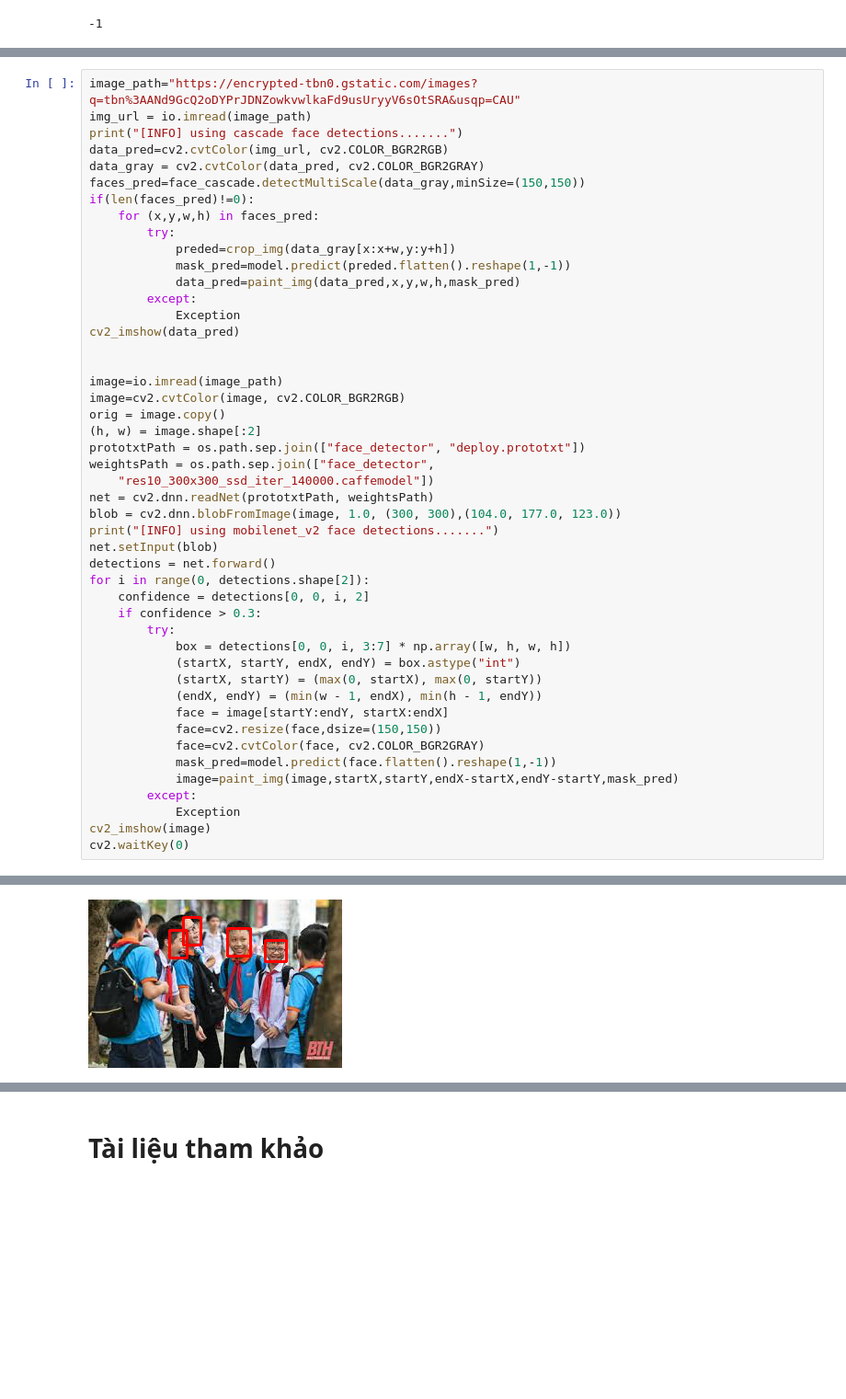
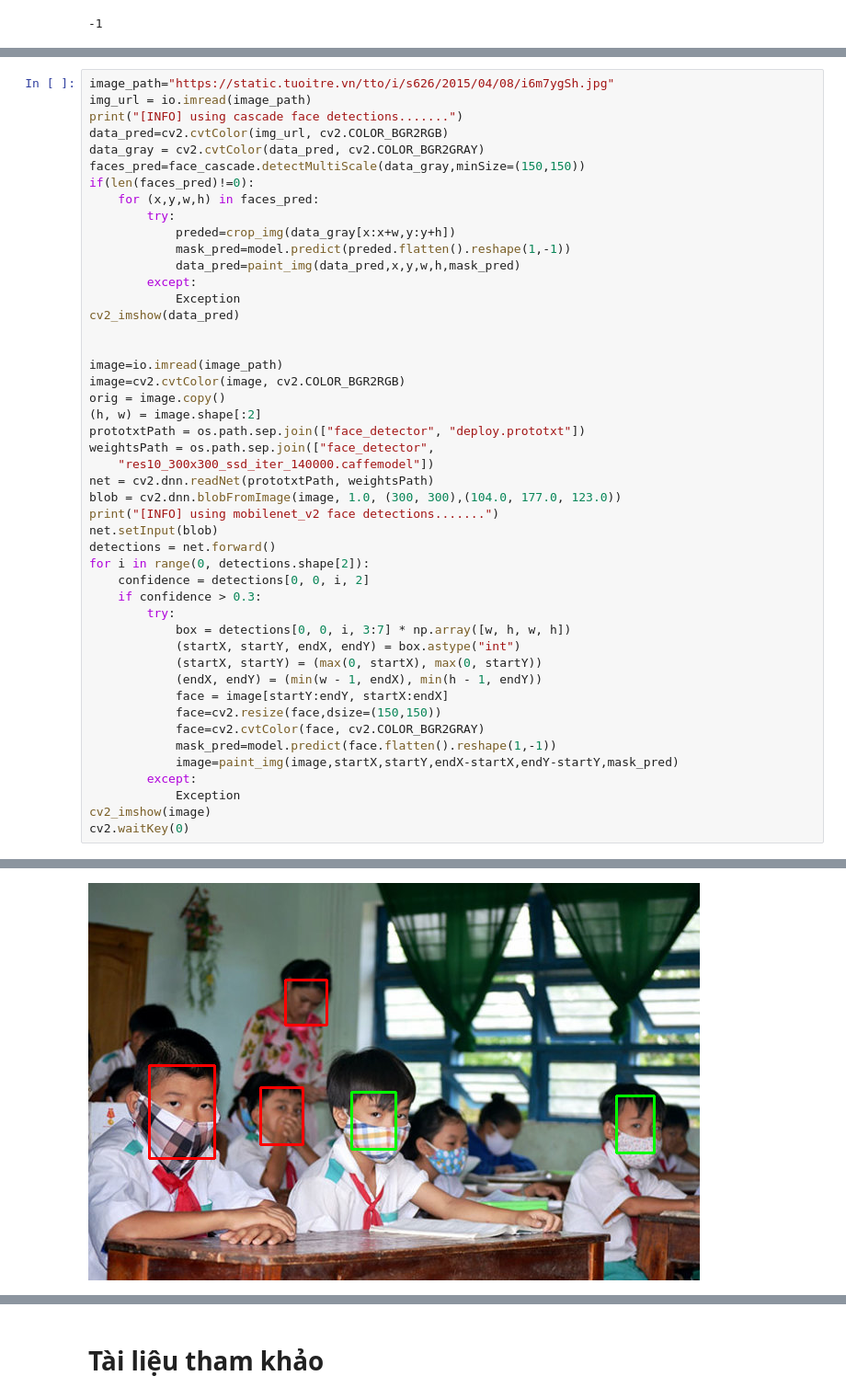
Before and after one commit to rainbow2125514/CS114.K21, a Jupyter notebook: DoAn.ipynb, the cells around one changed output, grey strips where cells are left out. Shown at 92% size. Drawn from its saved outputs; the diff is of its cells as text; blank space fills up the shorter version.

```diff
--- a/DoAn.ipynb
+++ b/DoAn.ipynb
@@ -264,5 +266,5 @@ cv2.waitKey(0)
 # %%
-image_path="https://encrypted-tbn0.gstatic.com/images?q=tbn%3AANd9GcQ2oDYPrJDNZowkvwlkaFd9usUryyV6sOtSRA&usqp=CAU"
+image_path="https://static.tuoitre.vn/tto/i/s626/2015/04/08/i6m7ygSh.jpg"
 img_url = io.imread(image_path)
 print("[INFO] using cascade face detections.......")
 data_pred=cv2.cvtColor(img_url, cv2.COLOR_BGR2RGB)
@@ -314,5 +316,5 @@ cv2.waitKey(0)
 [INFO] using mobilenet_v2 face detections.......
-[figure, old version]
+[figure, new version]
 -1
 # %% [markdown]
 # Tài liệu tham khảo
```
Also changed, not shown: parts of 2 cells of this notebook.
